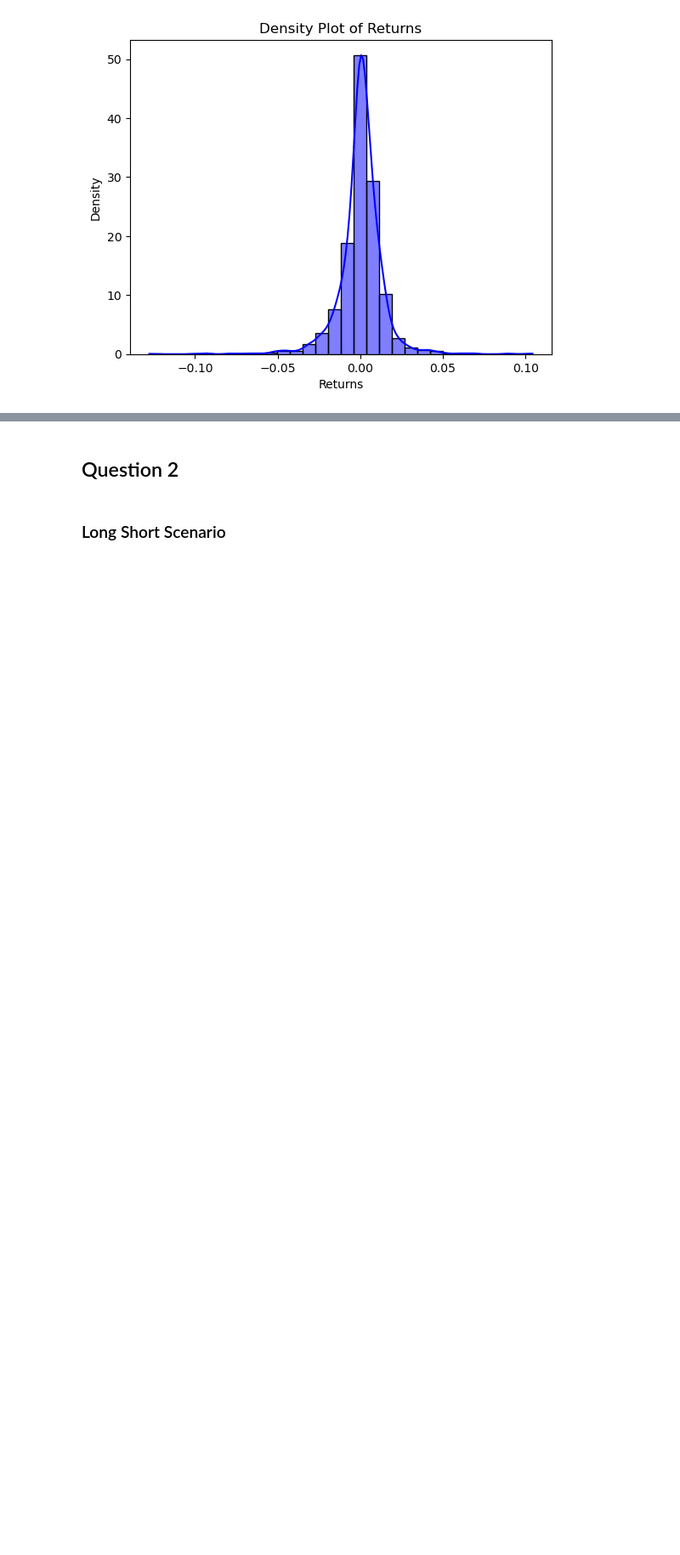
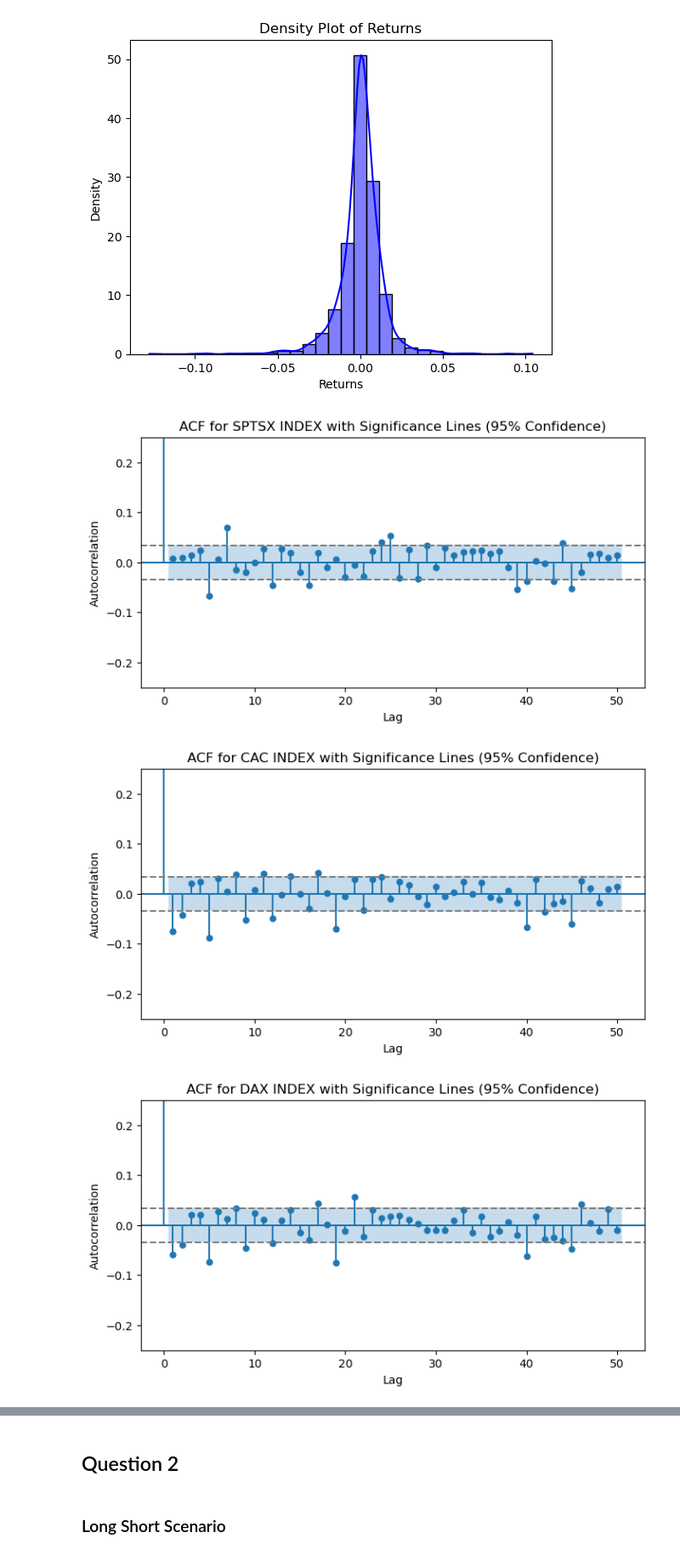
Before and after one commit to Asset-Allocation-Group-14/Assignment-1, a Jupyter notebook: Assignment 1/assignment_1.ipynb, the cells around one changed output, grey strips where cells are left out. Shown at 85% size. Drawn from its saved outputs; the diff is of its cells as text; code cells hidden in the pictures; blank space fills up the shorter version.

Commit message:
acf plots corr

```diff
--- a/Assignment 1/assignment_1.ipynb
+++ b/Assignment 1/assignment_1.ipynb
@@ -32,6 +34,7 @@ for index in index_df.columns:
     index_df[index] = index_df[index]*fx_df[curr]
 # %%
 logreturns_df = np.log(index_df) - np.log(index_df.shift(1))
+logreturns_df = logreturns_df.dropna()
 
 mean_values = logreturns_df.mean()
 std_deviation = logreturns_df.std()
@@ -59,6 +74,6 @@ statistics_table
 # %%
-# Shapiro-Wilk Test
+
 for col in logreturns_df.columns:
-    shapiro_stat, shapiro_p_value = shapiro(logreturns_df[col])
-    print('p-value for '+col+':', shapiro_p_value)
+    jarque_bera_statistic, jarque_bera_p_value = jarque_bera(logreturns_df[col])
+    print(f'Jarque-Bera test p-value for {col}: {jarque_bera_p_value}')
 # %% [output]
@@ -72,0 +88,4 @@ p-value for IBOV INDEX: 1.0
+# %%
+for col in logreturns_df.columns:
+    ks_statistic, ks_p_value = kstest(logreturns_df[col], 'norm')
+    print(f'Kolmogorov-Smirnov test p-value for {col}: {ks_p_value}')
@@ -82,3 +110,31 @@ plt.ylabel('Density')
 plt.show()
 # %% [output]
 [figure]
+# %%
+confidence_level = 0.95
+num_lags = 50
+
+for col in logreturns_df.columns:
+    series = logreturns_df[col].dropna()
+
+    # Calculate autocorrelation values
+    acf_values = acf(series, fft=True, nlags=num_lags)
+
+    # Plot ACF with significance lines
+    fig, ax = plt.subplots(figsize=(8, 4))
+    plot_acf(series, lags=num_lags, ax=ax, alpha=0.05)
+
+    # Add significance lines
+    critical_value = 1.96 / (len(series) ** 0.5)  # 95% confidence interval
+    ax.axhline(y=critical_value, linestyle='--', color='gray')
+    ax.axhline(y=-critical_value, linestyle='--', color='gray')
+
+    plt.ylim([-0.25, 0.25])
+    plt.title(f'ACF for {col} with Significance Lines (95% Confidence)')
+    plt.xlabel('Lag')
+    plt.ylabel('Autocorrelation')
+    plt.show()
+# %% [output]
+[figure, added]
+[figure, added]
+[figure, added]
```
Also changed, not shown: parts of 7 cells of this notebook.
